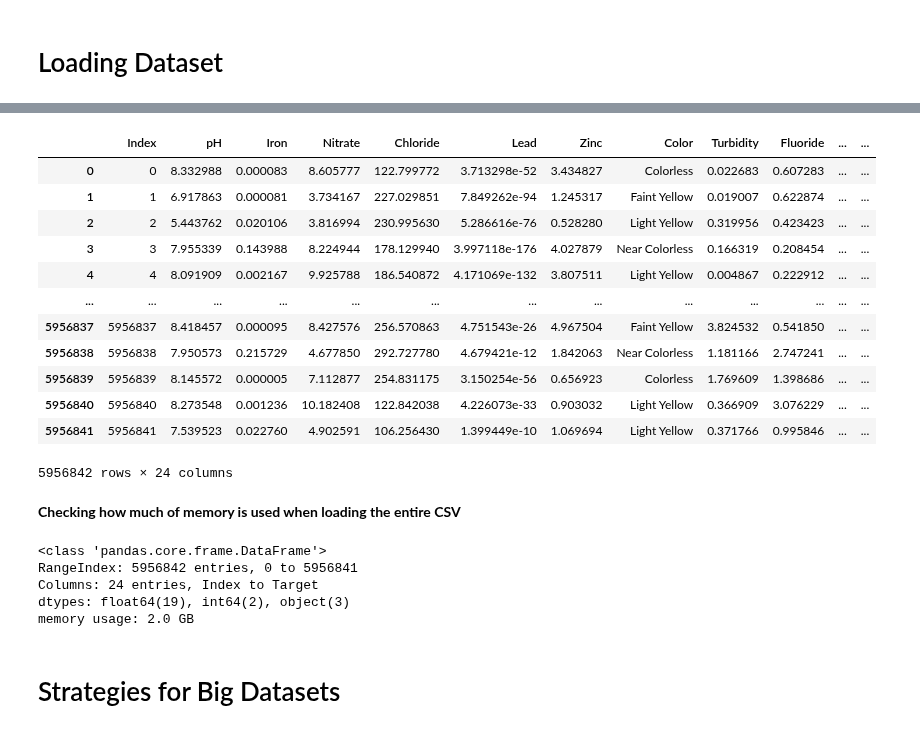
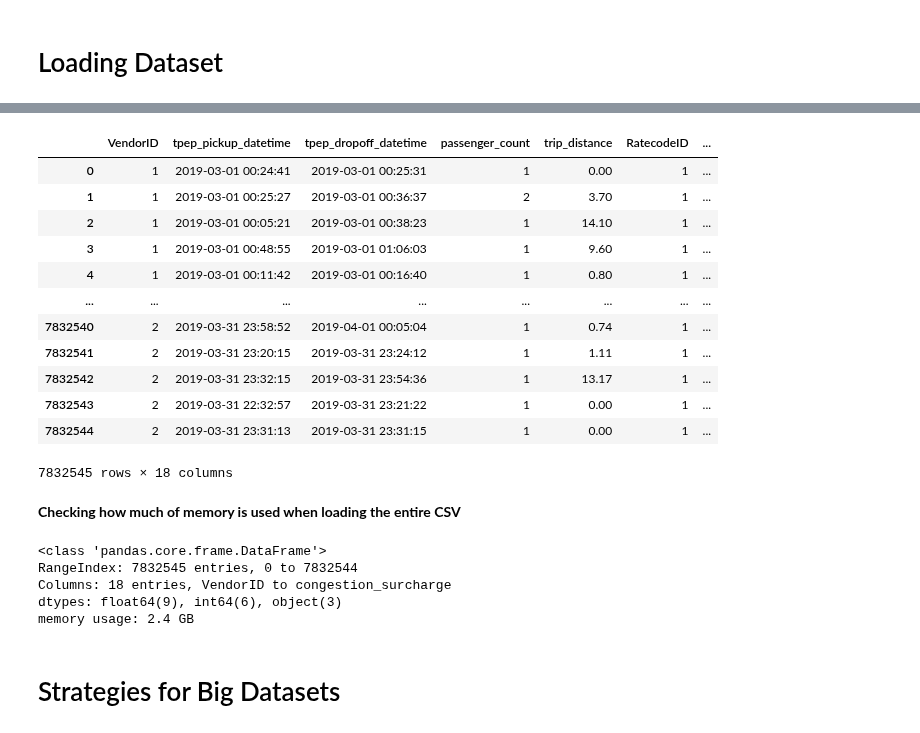
Before and after one commit to drshahizan/Python-big-data, a Jupyter notebook: assignment/ass6/bdm/HR/big_data.ipynb, the cells around one changed output, grey strips where cells are left out. Saved outputs shown, nothing was run; the diff lists cells and outputs as text; code cells hidden in the pictures.

```diff
--- a/assignment/ass6/bdm/HR/big_data.ipynb
+++ b/assignment/ass6/bdm/HR/big_data.ipynb
@@ -57,40 +66,38 @@ Archive:  water-quality-prediction.zip
 # %%
-# Read in the CSV into a Pandas DataFrame
-
 import pandas as pd
 import numpy as np
-
-df = pd.read_csv('dataset.csv')
-df
-# %% [output]
-|  | Index | pH | Iron | Nitrate | Chloride | Lead | Zinc | Color | Turbidity | Fluoride | ... | ... |
-| 0 | 0 | 8.332988 | 0.000083 | 8.605777 | 122.799772 | 3.713298e-52 | 3.434827 | Colorless | 0.022683 | 0.607283 | ... | ... |
-| 1 | 1 | 6.917863 | 0.000081 | 3.734167 | 227.029851 | 7.849262e-94 | 1.245317 | Faint Yellow | 0.019007 | 0.622874 | ... | ... |
-| 2 | 2 | 5.443762 | 0.020106 | 3.816994 | 230.995630 | 5.286616e-76 | 0.528280 | Light Yellow | 0.319956 | 0.423423 | ... | ... |
-| 3 | 3 | 7.955339 | 0.143988 | 8.224944 | 178.129940 | 3.997118e-176 | 4.027879 | Near Colorless | 0.166319 | 0.208454 | ... | ... |
-| 4 | 4 | 8.091909 | 0.002167 | 9.925788 | 186.540872 | 4.171069e-132 | 3.807511 | Light Yellow | 0.004867 | 0.222912 | ... | ... |
-| ... | ... | ... | ... | ... | ... | ... | ... | ... | ... | ... | ... | ... |
-| 5956837 | 5956837 | 8.418457 | 0.000095 | 8.427576 | 256.570863 | 4.751543e-26 | 4.967504 | Faint Yellow | 3.824532 | 0.541850 | ... | ... |
-| 5956838 | 5956838 | 7.950573 | 0.215729 | 4.677850 | 292.727780 | 4.679421e-12 | 1.842063 | Near Colorless | 1.181166 | 2.747241 | ... | ... |
-| 5956839 | 5956839 | 8.145572 | 0.000005 | 7.112877 | 254.831175 | 3.150254e-56 | 0.656923 | Colorless | 1.769609 | 1.398686 | ... | ... |
-| 5956840 | 5956840 | 8.273548 | 0.001236 | 10.182408 | 122.842038 | 4.226073e-33 | 0.903032 | Light Yellow | 0.366909 | 3.076229 | ... | ... |
-| 5956841 | 5956841 | 7.539523 | 0.022760 | 4.902591 | 106.256430 | 1.399449e-10 | 1.069694 | Light Yellow | 0.371766 | 0.995846 | ... | ... |
-5956842 rows × 24 columns
+# %%
+df = pd.read_csv("/content/yellow_tripdata_2019-03.csv")
+df
+# %% [output]
+|  | VendorID | tpep_pickup_datetime | tpep_dropoff_datetime | passenger_count | trip_distance | RatecodeID | ... |
+| 0 | 1 | 2019-03-01 00:24:41 | 2019-03-01 00:25:31 | 1 | 0.00 | 1 | ... |
+| 1 | 1 | 2019-03-01 00:25:27 | 2019-03-01 00:36:37 | 2 | 3.70 | 1 | ... |
+| 2 | 1 | 2019-03-01 00:05:21 | 2019-03-01 00:38:23 | 1 | 14.10 | 1 | ... |
+| 3 | 1 | 2019-03-01 00:48:55 | 2019-03-01 01:06:03 | 1 | 9.60 | 1 | ... |
+| 4 | 1 | 2019-03-01 00:11:42 | 2019-03-01 00:16:40 | 1 | 0.80 | 1 | ... |
+| ... | ... | ... | ... | ... | ... | ... | ... |
+| 7832540 | 2 | 2019-03-31 23:58:52 | 2019-04-01 00:05:04 | 1 | 0.74 | 1 | ... |
+| 7832541 | 2 | 2019-03-31 23:20:15 | 2019-03-31 23:24:12 | 1 | 1.11 | 1 | ... |
+| 7832542 | 2 | 2019-03-31 23:32:15 | 2019-03-31 23:54:36 | 1 | 13.17 | 1 | ... |
+| 7832543 | 2 | 2019-03-31 22:32:57 | 2019-03-31 23:21:22 | 1 | 0.00 | 1 | ... |
+| 7832544 | 2 | 2019-03-31 23:31:13 | 2019-03-31 23:31:15 | 1 | 0.00 | 1 | ... |
+7832545 rows × 18 columns
 # %% [markdown]
 **Checking how much of memory is used when loading the entire CSV**
 # %%
 # Load and display information for the full CSV dataset
-full_data_path = "dataset.csv"
+full_data_path = "/content/yellow_tripdata_2019-03.csv"
 df = pd.read_csv(full_data_path)
 
 # Display concise information about the DataFrame
 df.info(verbose=False, memory_usage="deep")
 # %% [output]
 <class 'pandas.core.frame.DataFrame'>
-RangeIndex: 5956842 entries, 0 to 5956841
-Columns: 24 entries, Index to Target
-dtypes: float64(19), int64(2), object(3)
-memory usage: 2.0 GB
+RangeIndex: 7832545 entries, 0 to 7832544
+Columns: 18 entries, VendorID to congestion_surcharge
+dtypes: float64(9), int64(6), object(3)
+memory usage: 2.4 GB
 # %% [markdown]
 # Strategies for Big Datasets
 # %%
```
Also changed, not shown: parts of 38 cells of this notebook.
